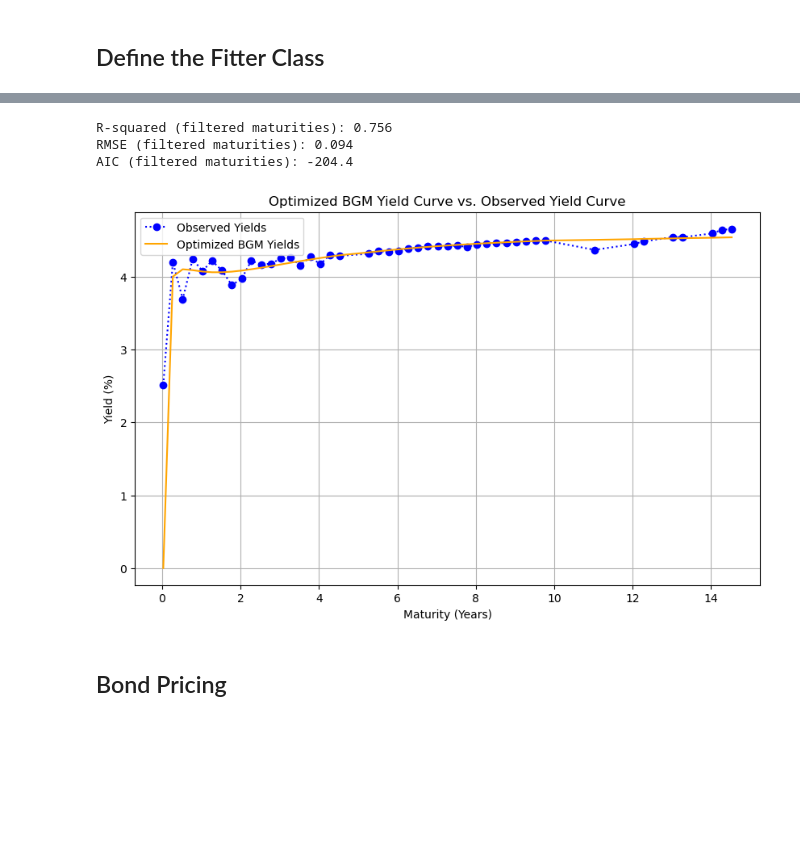
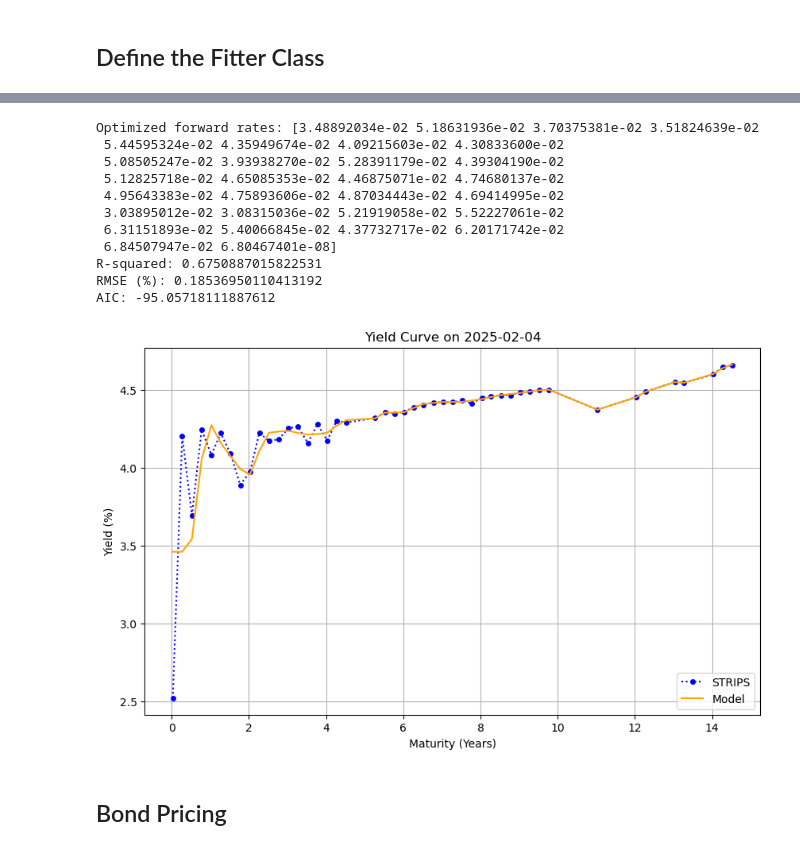
Before and after one commit to divija-rao/FixedIncome, a Jupyter notebook: BGM Model.ipynb, the cells around one changed output, grey strips where cells are left out. Drawn from its saved outputs; the diff is of its cells as text; code cells hidden in the pictures; blank space fills up the shorter version.

```diff
--- a/BGM Model.ipynb
+++ b/BGM Model.ipynb
@@ -354,16 +252,0 @@ True
-# %%
-# Compute and print metrics
-r2 = fitter.r_squared()
-rmse = fitter.rmse()
-aic = fitter.aic()
-print(f"R-squared (filtered maturities): {r2:.3f}")
-print(f"RMSE (filtered maturities): {rmse:.3f}")
-print(f"AIC (filtered maturities): {aic:.1f}")
-
-# Save metrics
-metrics = {'R-squared': r2, 'RMSE': rmse, 'AIC': aic}
-pd.DataFrame([metrics]).to_csv('bgm_metrics.csv', index=False)
-# %% [output]
-R-squared (filtered maturities): 0.756
-RMSE (filtered maturities): 0.094
-AIC (filtered maturities): -204.4
@@ -370,16 +297,36 @@ AIC (filtered maturities): -204.4
 # %%
-# Plot Optimized Model Curve vs. Yield Curve
-optimized_yields = np.array([bgm.yield_curve(tau) for tau in maturities])
+# Fit the model by optimizing forward rates
+x0 = initial_forwards  # Start with the initial forward rates
+fitter = Fitter(bgm, yields, maturities, 'Q')
+fit_result = fitter.fit(x0)
+print("Optimized forward rates:", fit_result.x)
+print("R-squared:", fitter.r_squared())
+print("RMSE (%):", fitter.rmse())
+print("AIC:", fitter.aic())
+
+# Optimized yield curve plot
+optimized_model_yields = fitter.model_yields
 plt.figure(figsize=(10, 6))
-plt.plot(maturities, yields * 100, marker='o', linestyle='dotted', label='Observed Yields', color='blue')
-plt.plot(maturities, optimized_yields, linestyle='solid', label='Optimized BGM Yields', color='orange')
+plt.plot(maturities, yields * 100, label='STRIPS', linestyle='dotted', marker='o', color='blue', markersize=4)
+plt.plot(maturities, optimized_model_yields, label='Model', linestyle='solid', color='orange')
 plt.xlabel('Maturity (Years)')
 plt.ylabel('Yield (%)')
-plt.title('Optimized BGM Yield Curve vs. Observed Yield Curve')
-plt.legend()
+plt.title('Yield Curve on 2025-02-04')
+plt.legend(loc='lower right')
 plt.grid(True)
 plt.show()
 # %% [output]
+Optimized forward rates: [3.48892034e-02 5.18631936e-02 3.70375381e-02 3.51824639e-02
+ 5.44595324e-02 4.35949674e-02 4.09215603e-02 4.30833600e-02
+ 5.08505247e-02 3.93938270e-02 5.28391179e-02 4.39304190e-02
+ 5.12825718e-02 4.65085353e-02 4.46875071e-02 4.74680137e-02
+ 4.95643383e-02 4.75893606e-02 4.87034443e-02 4.69414995e-02
+ 3.03895012e-02 3.08315036e-02 5.21919058e-02 5.52227061e-02
+ 6.31151893e-02 5.40066845e-02 4.37732717e-02 6.20171742e-02
+ 6.84507947e-02 6.80467401e-08]
+R-squared: 0.6750887015822531
+RMSE (%): 0.18536950110413192
+AIC: -95.05718111887612
-[figure, old version]
+[figure, new version]
 # %% [markdown]
 ## Bond Pricing
```
Also changed, not shown: parts of 14 cells of this notebook.
